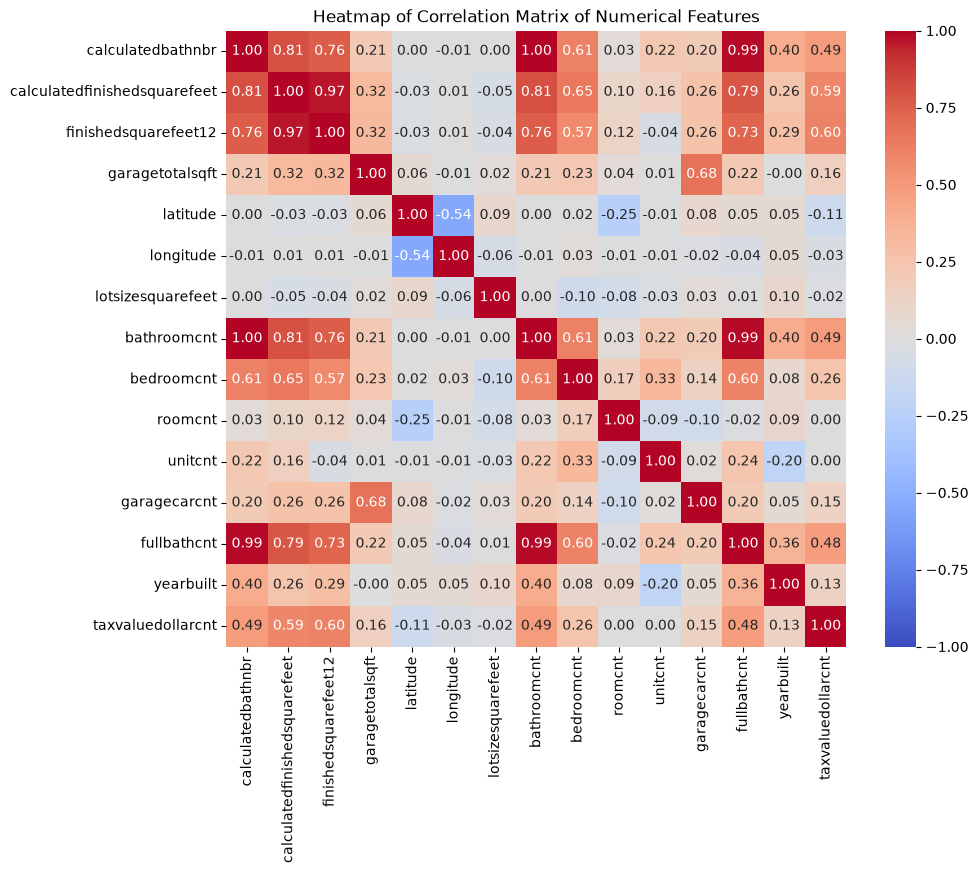
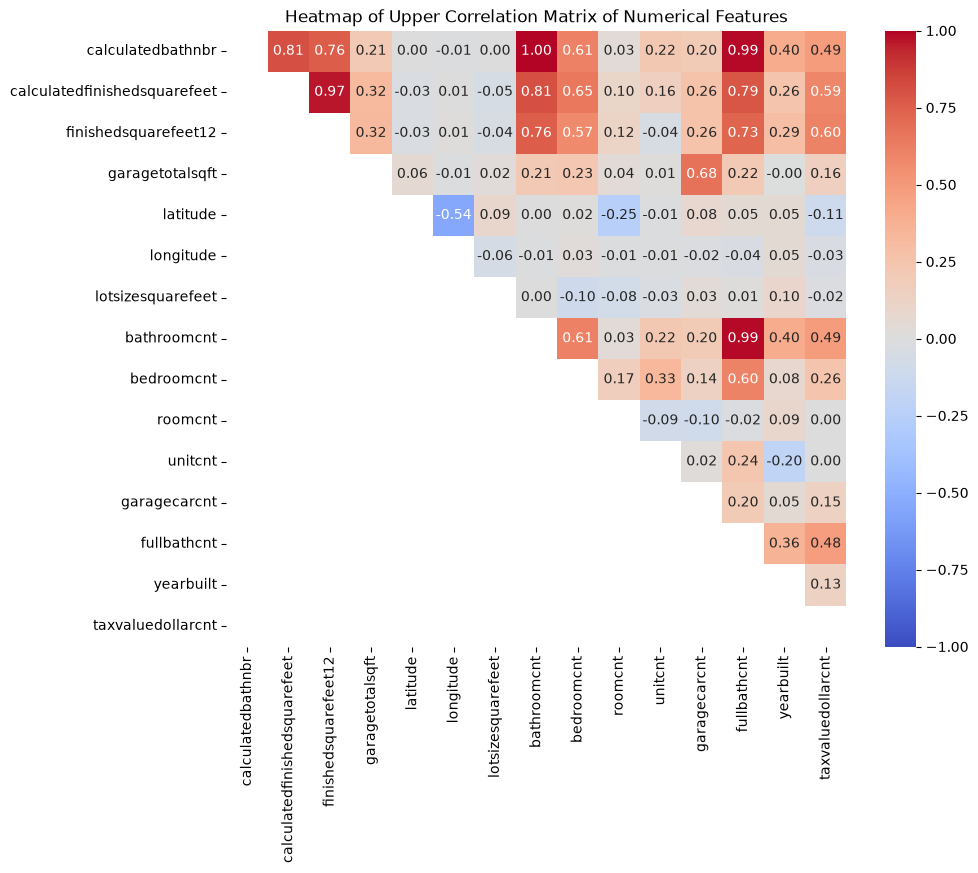
Code edit (unified diff) that turned the first committed figure into the second:
--- before
+++ after
@@ -1,5 +1,6 @@
 # heat map of the features
+upper = corr_matrix.where(np.triu(np.ones(corr_matrix.shape), k=1).astype(bool)) # avoids showing repeat correlations
 plt.figure(figsize=(10, 8))
-sns.heatmap(corr_matrix, 
+sns.heatmap(upper, 
             annot=True, 
             fmt=".2f", 
@@ -8,3 +9,3 @@
             center=0)
 
-plt.title("Heatmap of Correlation Matrix of Numerical Features")
+plt.title("Heatmap of Upper Correlation Matrix of Numerical Features")

Commit: 4a changes